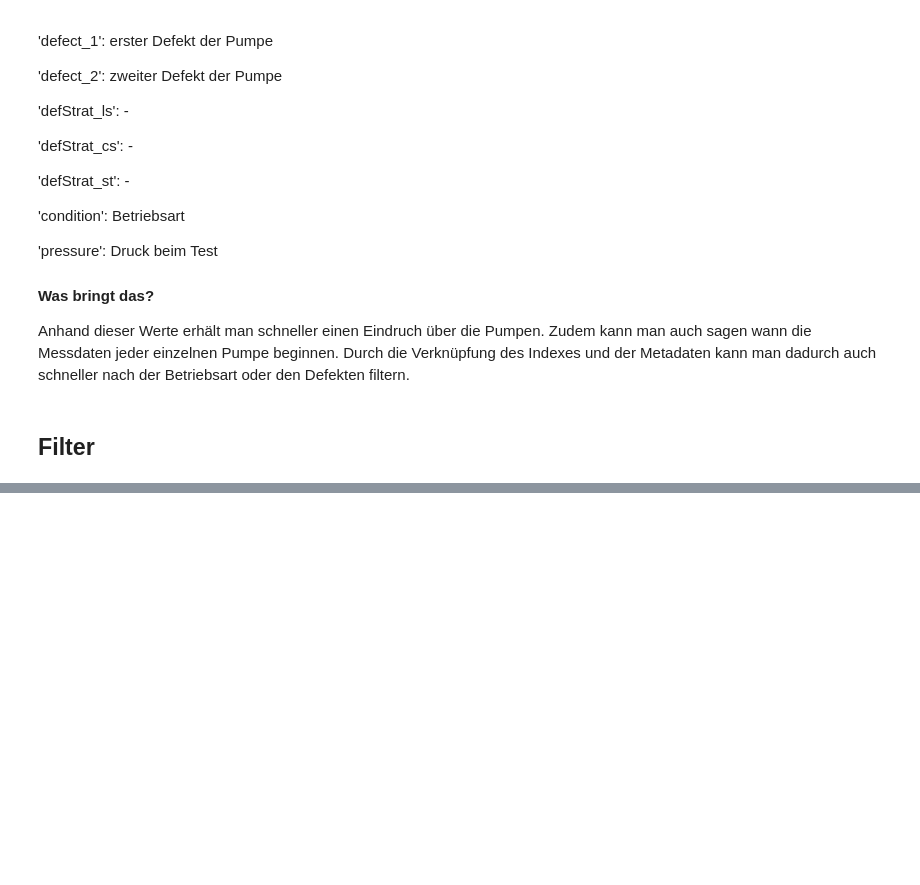
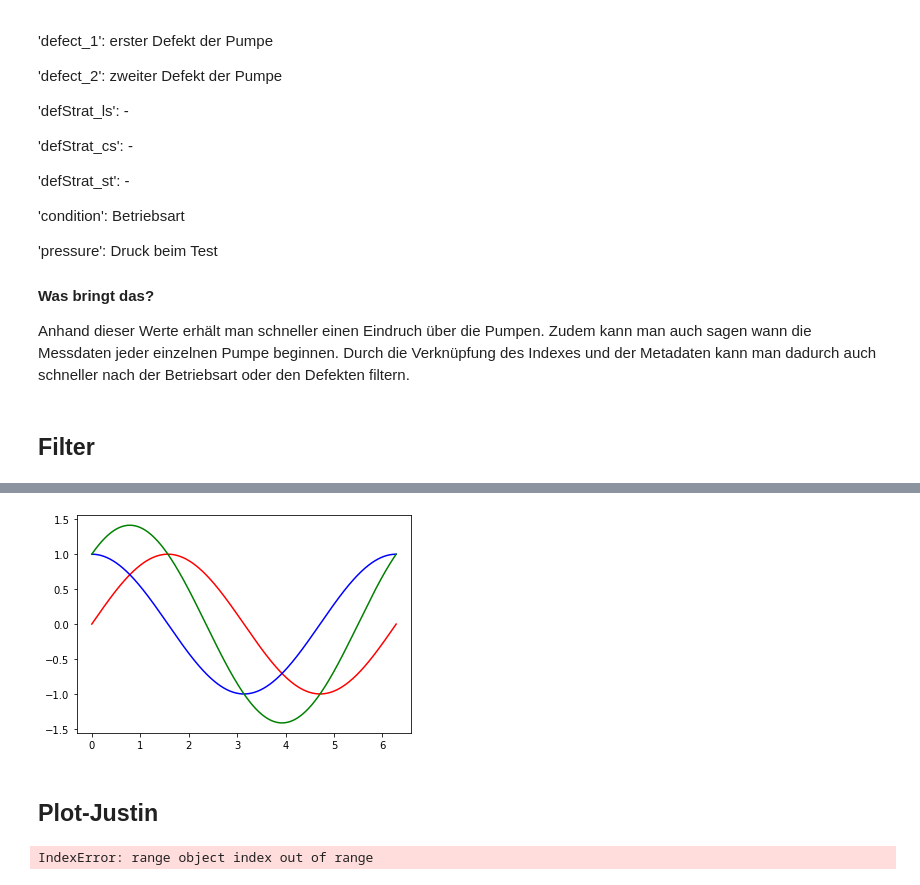
Before and after one commit to aaron02DE/trendingFs24, a Jupyter notebook: pump_data_and_filter.ipynb, the cells around one changed output, grey strips where cells are left out. Saved outputs shown, nothing was run; the diff lists cells and outputs as text; code cells hidden in the pictures; blank space fills up the shorter version.

```diff
--- a/pump_data_and_filter.ipynb
+++ b/pump_data_and_filter.ipynb
@@ -193,0 +343,76 @@ for j in range(len(pump_filter_res)):
+# %%
+from numpy import *
+import math
+import matplotlib.pyplot as plt
+
+t = linspace(0, 2*math.pi, 400)
+a = sin(t)
+b = cos(t)
+c = a + b
+
+plt.plot(t, a, 'r') # plotting t, a separately
+plt.plot(t, b, 'b') # plotting t, b separately
+plt.plot(t, c, 'g') # plotting t, c separately
+plt.show()
+# %% [output]
+[figure, added]
+# %% [markdown]
+## Plot-Justin
+# %%
+y_data = y
+metadata = m
+x_data = x
+DeviceId    = 31430
+Sensor      = "Beschleunigung_Horizontal_58" #Select from: Beschleunigung_Horizontal_58, Beschleunigung_Vertikal_60, CAN_Flow, Druck_DS_P2, Druck_SS_P1, Strom
+
+SensorTypes = {
+    "Beschleunigung_Horizontal_58": 0,
+    "Beschleunigung_Vertikal_60":   1,
+    "CAN_Flow":                     2,
+    "Druck_DS_P2":                  3,
+    "Druck_SS_P1":                  4,
+    "Strom":                        5
+    }
+
+Measurements = {}
+Id = 0
+#Write Start / End Id's to Dictionary for futre lookup
+for Id in range(len(metadata)):
+    if (metadata[Id]["trigger_time"])[:10] != (metadata[Id-1]["trigger_time"])[:10]:
+        DeviceIdTmp = (metadata[Id]["device_id"])
+        ElapsedTime = (metadata[Id]["elapsed_time_h"])
+
+        if DeviceIdTmp not in Measurements:
+            Measurements[DeviceIdTmp] = {}
+
+        Measurements[DeviceIdTmp][ElapsedTime] = {
+                                "IdStart"     : Id,
+                                "IdEnd"       : Id+92}
+    else:
+        continue
+#Dictionary Measurements: {DeviceID: {ElapsedTime: {IdStart: IdStart, IdEnd: IdEnd}}}
+
+#get Number of Total Measurements
+NumberOfMeasurements = (len(Measurements[DeviceId]))
+
+#extract Data&Plot from each Measurement
+for n in range(NumberOfMeasurements):
+    ElapsedTime = n * 500
+    IdStart = Measurements[DeviceId][ElapsedTime]["IdStart"]
+    IdEnd   = Measurements[DeviceId][ElapsedTime]["IdEnd"]
+
+    x = range(0,93,1)
+    y = []
+    for IdStart in range(IdStart,IdEnd+1):
+        y.append(np.mean(x_data[IdStart][SensorTypes[Sensor]]))
+    plt.plot(x, y, label=str(ElapsedTime))
+
+#Setting Metadata for Plot & Plotting
+plt.xlabel('Time')
+plt.ylabel(Sensor)
+plt.legend()
+plt.title("Graph for Sensor: "+str(DeviceId))
+plt.grid()
+plt.show()
+# %% [output]
+IndexError: range object index out of range
```
Also changed, not shown: parts of 25 cells of this notebook.
